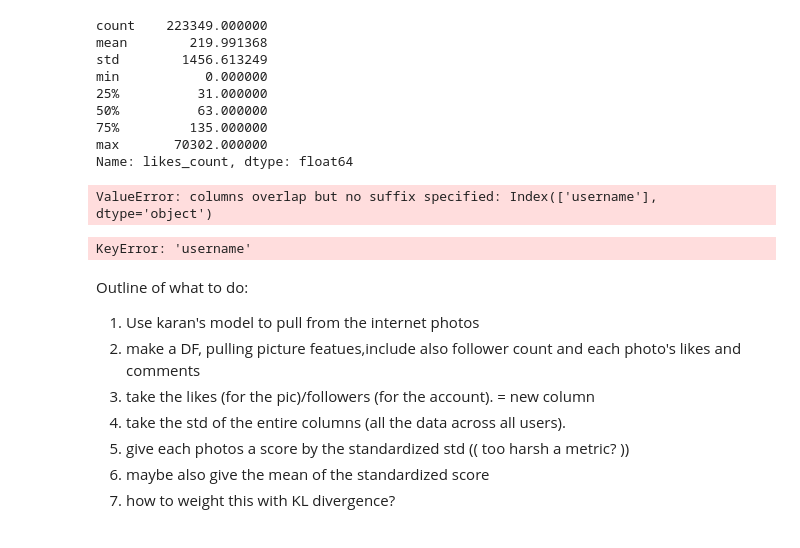
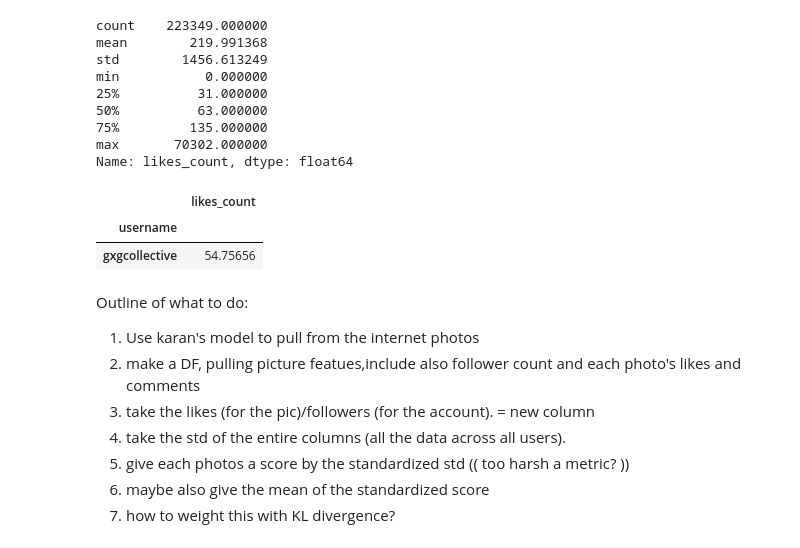
Before and after one commit to kmavon/dataswag, a Jupyter notebook: Rec_system/Engagement_metric.ipynb, the cells around one changed output. Cells and saved outputs as stored; diff of their text form; code cells hidden in the pictures.

```diff
--- a/Rec_system/Engagement_metric.ipynb
+++ b/Rec_system/Engagement_metric.ipynb
@@ -93,17 +93,19 @@ Name: likes_count, dtype: float64
 gxgcollective = exDF[exDF['username'] == 'gxgcollective']
 usernames=pd.DataFrame(gxgcollective.groupby('username').mean()['likes_count'])
 
-k3695 = followers[followers['username']=='gxgcollective']
-gxgcollective.join(k3695, on='username')
+#k3695 = followers[followers['username']=='gxgcollective']
+#gxgcollective.join(k3695, on='username')
-# %% [output]
-ValueError: columns overlap but no suffix specified: Index(['username'], dtype='object')
 # %%
-usernames=pd.DataFrame(exDF.groupby('username').mean()['likes_count'])
-usernames.join(followers, on='username')
+#usernames=pd.DataFrame(exDF.groupby('username').mean()['likes_count'])
+#usernames.join(followers, on='username')
-# %% [output]
-KeyError: 'username'
 # %%
 ## to do, divide by followers, then take avg and std
+# %%
+usernames
+# %% [output]
+|  | likes_count |
+| username |  |
+| gxgcollective | 54.75656 |
 # %% [markdown]
 Outline of what to do:
 
```
Also changed, not shown: parts of 4 cells of this notebook, 2 other files.
